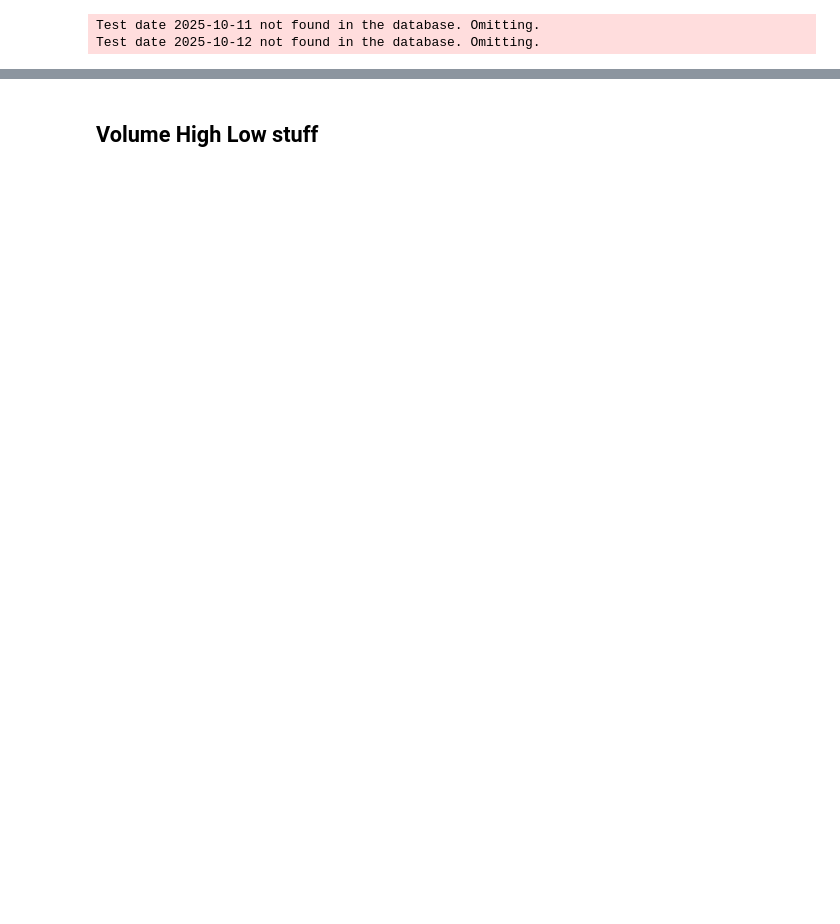
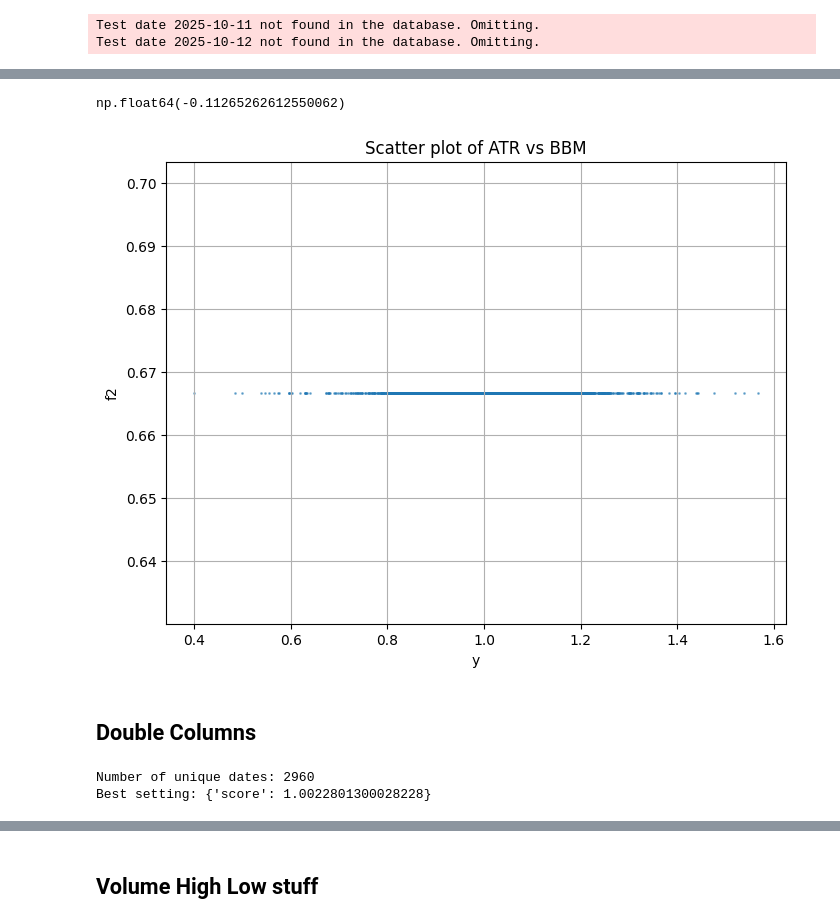
Before and after one commit to KImeriGitHub/RandomOdyssey, a Jupyter notebook: notebooks/sandbox_statistics.ipynb, the cells around one changed output, grey strips where cells are left out. Drawn from its saved outputs; the diff is of its cells as text; code cells hidden in the pictures; blank space fills up the shorter version.

```diff
--- a/notebooks/sandbox_statistics.ipynb
+++ b/notebooks/sandbox_statistics.ipynb
@@ -73,0 +434,62 @@ np.float64(0.001628525439212086)
+# %%
+seas_year = Xtree[:, treenames.index('Seasonal_year')]
+idx_wi = treenames.index('FeatureGroup_WeightedIndexMHPct_lag_m1_MH_6')
+corrs[idx_wi]
+# %% [output]
+np.float64(-0.11265262612550062)
+# %%
+v_y = v_masked
+v_f2 = Xtree[mask_atr][:, treenames.index('Seasonal_year')]
+
+# scatter plot
+plt.figure(figsize=(8, 6))
+plt.scatter(v_y, v_f2, alpha=0.5, s=1)
+plt.xlabel('y')
+plt.ylabel('f2')
+plt.title('Scatter plot of ATR vs BBM')
+plt.grid(True)
+plt.show()
+# %% [output]
+[figure, added]
+# %% [markdown]
+## Double Columns
+# %%
+dates = meta_tr.get_column("date")
+n_dates = meta_tr.select(pl.col("date").unique()).to_series().to_list()
+print(f"Number of unique dates: {len(n_dates)}")
+idx_1 = treenames.index('FeatureTA_volatility_atr')
+idx_2 = treenames.index('Category_technology') # treenames.index('Category_technology') 1.006 # treenames.index('Category_consumer-cyclical') 1.0046
+v1 = Xtree[:, idx_1]
+v2 = Xtree[:, idx_2]
+hardv2 = (v2 > 0).astype(float)
+v= v1 * hardv2
+qup_grid = np.linspace(0.85, 0.95, 50)
+qdown_grid = np.linspace(0.90, 0.999, 50)
+
+best = {"score": HelperMetrics.evaluate_mask_oneonempty(np.ones(Xtree.shape[0], dtype=bool), meta_tr.get_column("date"), ytree[:, 4])}
+for idx_tar in [4]:
+    y = ytree[:, idx_tar]
+    for ql in qup_grid:
+        for qh in qdown_grid:
+            if qh <= ql*1.02:
+                continue
+            low, high = np.quantile(v, [ql, qh])
+            mask = (v > low) & (v < high)
+            perday_eval = HelperMetrics.evaluate_mask_oneonempty(mask, dates, y)
+            if isinstance(perday_eval, dict):
+                score = float(np.mean(list(perday_eval.values())))
+            else:
+                score = float(np.mean(perday_eval))
+            if score > best["score"]:
+                best = {
+                    "score": score,
+                    "idx_tar": idx_tar,
+                    "q_low": ql,
+                    "q_high": qh,
+                    "perday_eval": perday_eval,
+                }
+
+print("Best setting:", best)
+# %% [output]
+Number of unique dates: 2960
+Best setting: {'score': 1.0022801300028228}
```
Also changed, not shown: parts of 26 cells of this notebook, 4 other files.
